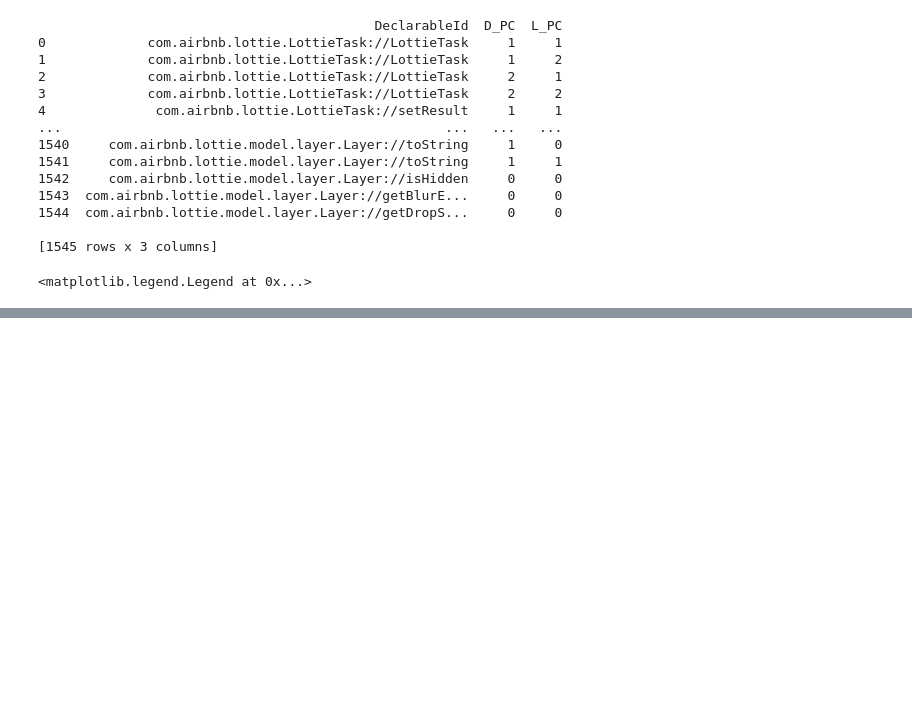
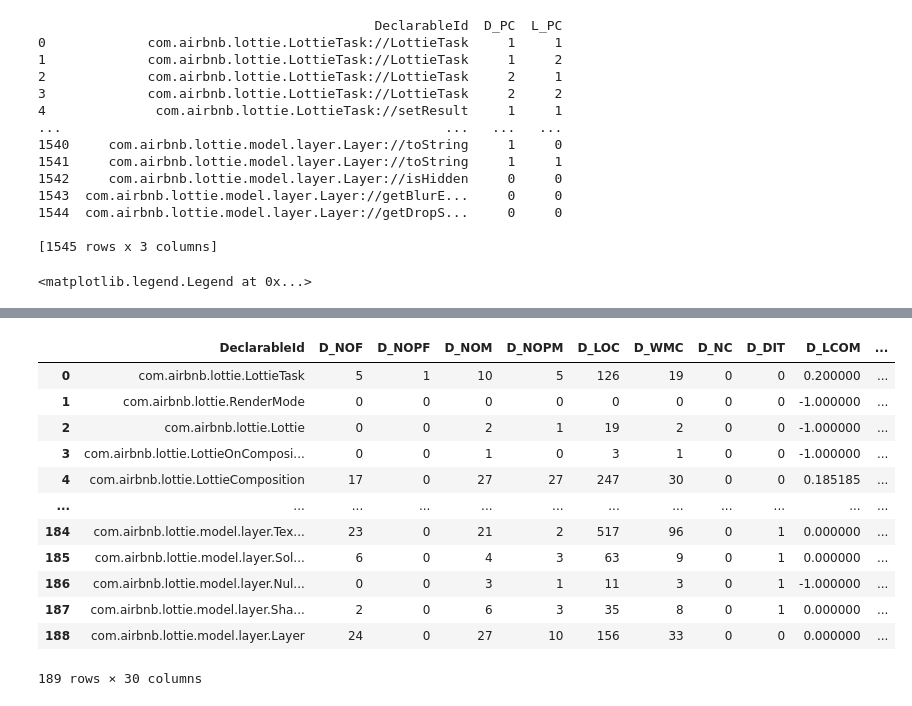
Before and after one commit to MarnickvdA/LAMP-Framework, a Jupyter notebook: evaluation/lottie-android.ipynb, the cells around one changed output, grey strips where cells are left out. Saved outputs shown, nothing was run; the diff lists cells and outputs as text; code cells hidden in the pictures; blank space fills up the shorter version.

```diff
--- a/evaluation/lottie-android.ipynb
+++ b/evaluation/lottie-android.ipynb
@@ -321,15 +321,6 @@ print(m_units)
 1544       3     1       0     0       0
 
 [1545 rows x 9 columns]
-# %%
-m_mods["DELTA_MLOC"] = m_mods["D_LOC"] - m_mods["L_MLOC"]
-m_mods["DELTA_CC"] = m_mods["D_CC"] - m_mods["L_CC"]
-m_mods["DELTA_WMC"] = m_mods["D_WMC"] - m_mods["L_WMC"]
-m_mods["DELTA_CWMC"] = m_mods["S_COCO"] - m_mods["L_CWMC"]
-m_mods["DELTA_DIT"] = m_mods["D_DIT"] - m_mods["L_DIT"]
-m_mods["DELTA_NOC"] = m_mods["D_NC"] - m_mods["L_NOC"]
-m_mods["DELTA_PC"] = m_mods["D_PC"] - m_mods["L_PC"]
-m_mods["DELTA_NOU"] = m_mods["D_NOM"] - m_mods["L_NOU"]
 # %%
 figure, axis = plt.subplots(4, 2, figsize=(10, 15))
 # %% [output]
@@ -702,0 +710,16 @@ figure
+# %%
+m
+# %% [output]
+|  | DeclarableId | D_NOF | D_NOPF | D_NOM | D_NOPM | D_LOC | D_WMC | D_NC | D_DIT | D_LCOM | ... |
+| 0 | com.airbnb.lottie.LottieTask | 5 | 1 | 10 | 5 | 126 | 19 | 0 | 0 | 0.200000 | ... |
+| 1 | com.airbnb.lottie.RenderMode | 0 | 0 | 0 | 0 | 0 | 0 | 0 | 0 | -1.000000 | ... |
+| 2 | com.airbnb.lottie.Lottie | 0 | 0 | 2 | 1 | 19 | 2 | 0 | 0 | -1.000000 | ... |
+| 3 | com.airbnb.lottie.LottieOnComposi... | 0 | 0 | 1 | 0 | 3 | 1 | 0 | 0 | -1.000000 | ... |
+| 4 | com.airbnb.lottie.LottieComposition | 17 | 0 | 27 | 27 | 247 | 30 | 0 | 0 | 0.185185 | ... |
+| ... | ... | ... | ... | ... | ... | ... | ... | ... | ... | ... | ... |
+| 184 | com.airbnb.lottie.model.layer.Tex... | 23 | 0 | 21 | 2 | 517 | 96 | 0 | 1 | 0.000000 | ... |
+| 185 | com.airbnb.lottie.model.layer.Sol... | 6 | 0 | 4 | 3 | 63 | 9 | 0 | 1 | 0.000000 | ... |
+| 186 | com.airbnb.lottie.model.layer.Nul... | 0 | 0 | 3 | 1 | 11 | 3 | 0 | 1 | -1.000000 | ... |
+| 187 | com.airbnb.lottie.model.layer.Sha... | 2 | 0 | 6 | 3 | 35 | 8 | 0 | 1 | 0.000000 | ... |
+| 188 | com.airbnb.lottie.model.layer.Layer | 24 | 0 | 27 | 10 | 156 | 33 | 0 | 0 | 0.000000 | ... |
+189 rows × 30 columns
```
Also changed, not shown: parts of 21 cells of this notebook, 5 other files.
